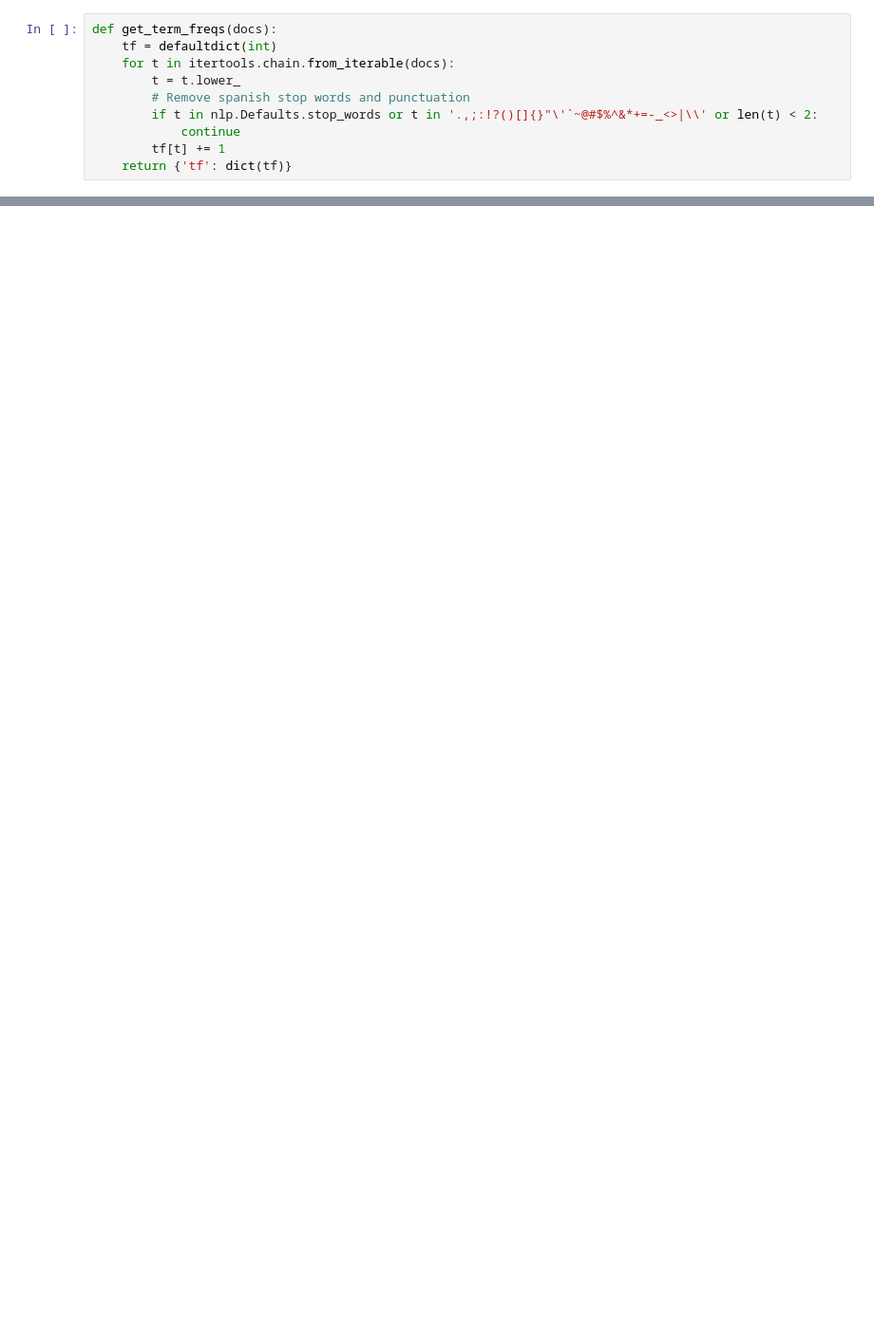
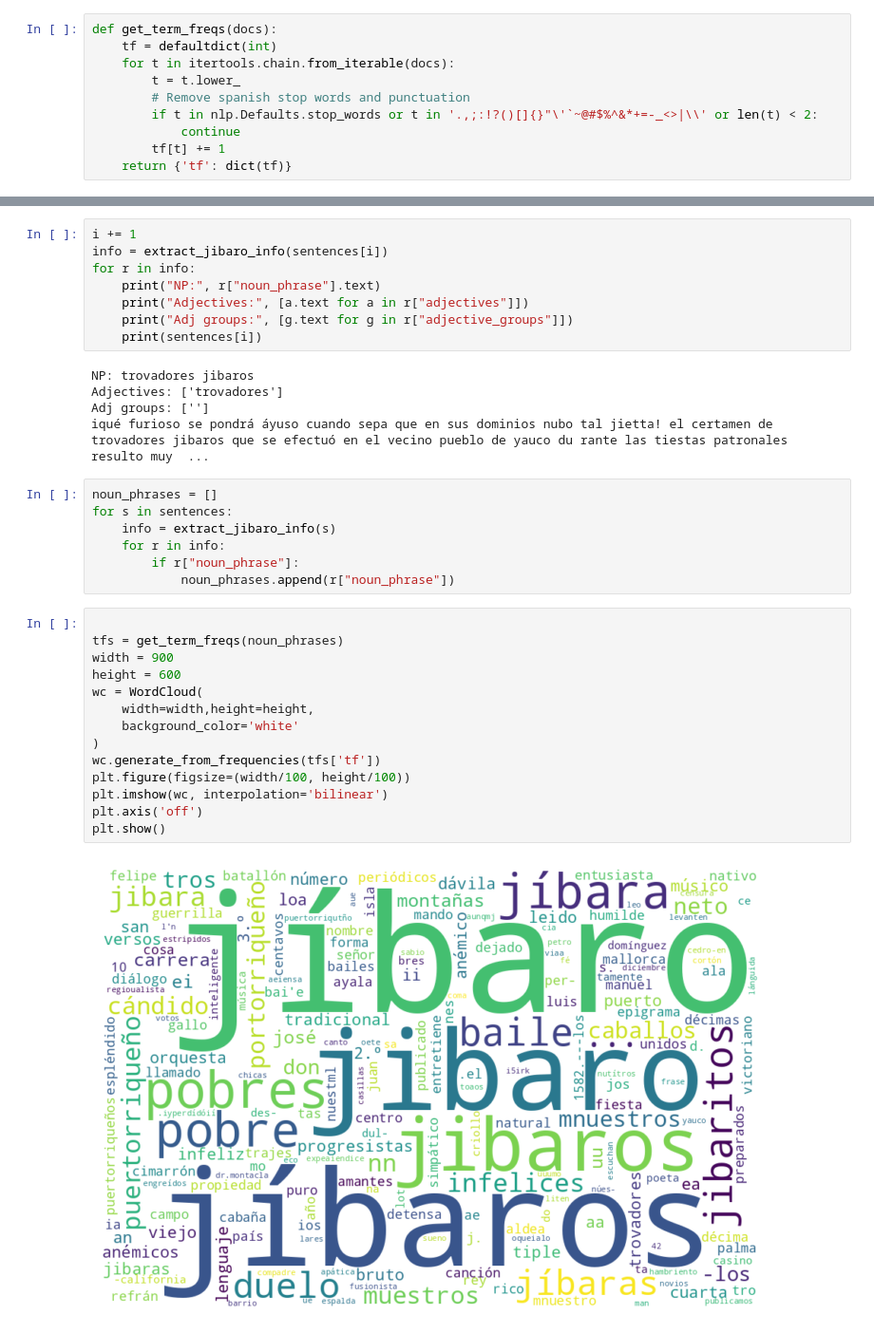
Before and after one commit to janithnw/newspaper-ocr, a Jupyter notebook: 05_word_clouds.ipynb, the cells around one changed output, grey strips where cells are left out. Shown at 95% size. Drawn from its saved outputs; the diff is of its cells as text; blank space fills up the shorter version.

```diff
--- a/05_word_clouds.ipynb
+++ b/05_word_clouds.ipynb
@@ -402,0 +167,36 @@ tfs = get_term_freqs(selected_docs)
+# %%
+i += 1
+info = extract_jibaro_info(sentences[i])
+for r in info:
+    print("NP:", r["noun_phrase"].text)
+    print("Adjectives:", [a.text for a in r["adjectives"]])
+    print("Adj groups:", [g.text for g in r["adjective_groups"]])
+    print(sentences[i])
+# %% [output]
+NP: trovadores jibaros
+Adjectives: ['trovadores']
+Adj groups: ['']
+iqué furioso se pondrá áyuso cuando sepa que en sus dominios nubo tal jietta! el certamen de trovadores jibaros que se efectuó en el vecino pueblo de yauco du rante las tiestas patronales resulto muy  ...
+# %%
+noun_phrases = []
+for s in sentences:
+    info = extract_jibaro_info(s)
+    for r in info:
+        if r["noun_phrase"]:
+            noun_phrases.append(r["noun_phrase"])
+# %%
+
+tfs = get_term_freqs(noun_phrases)
+width = 900
+height = 600
+wc = WordCloud(
+    width=width,height=height,
+    background_color='white'
+)
+wc.generate_from_frequencies(tfs['tf'])
+plt.figure(figsize=(width/100, height/100))
+plt.imshow(wc, interpolation='bilinear')
+plt.axis('off')
+plt.show()
+# %% [output]
+[figure, added]
```
Also changed, not shown: parts of 85 cells of this notebook, 8 other files.
